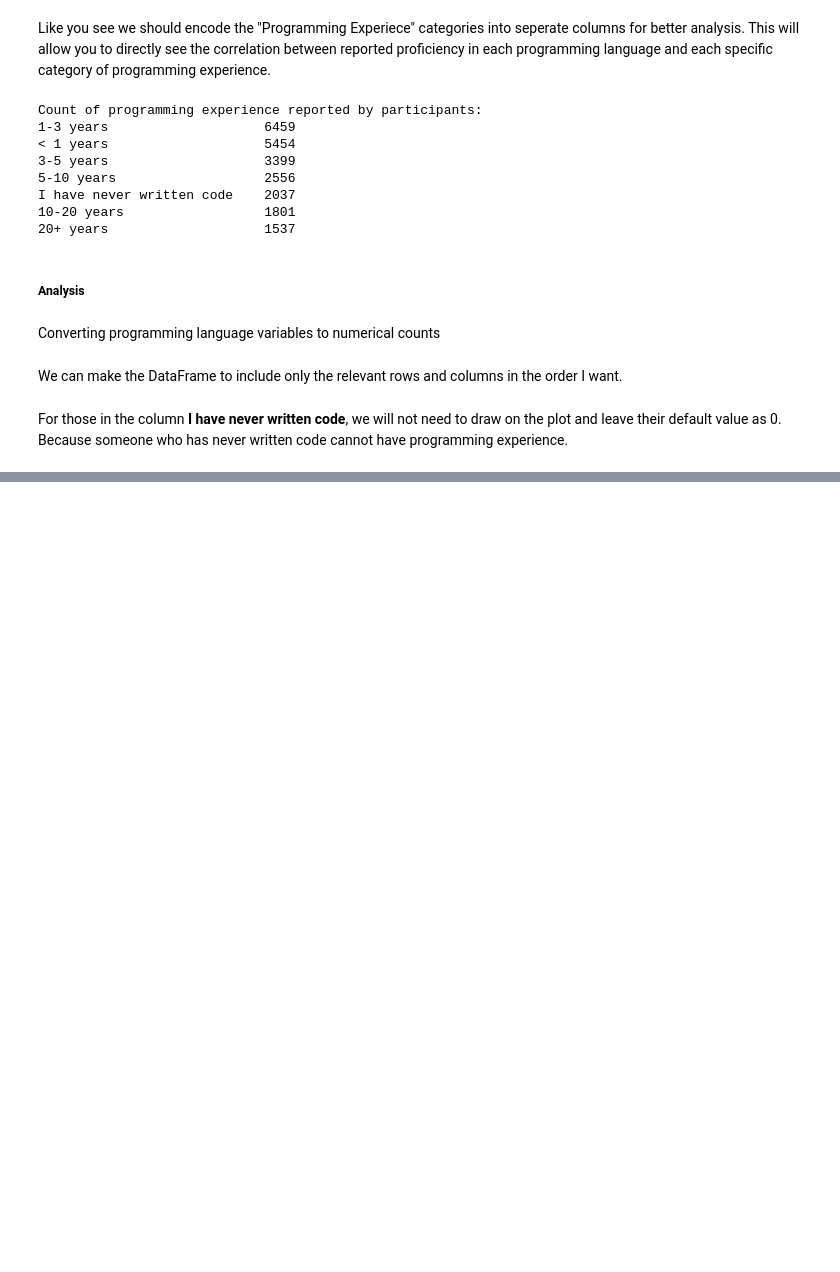
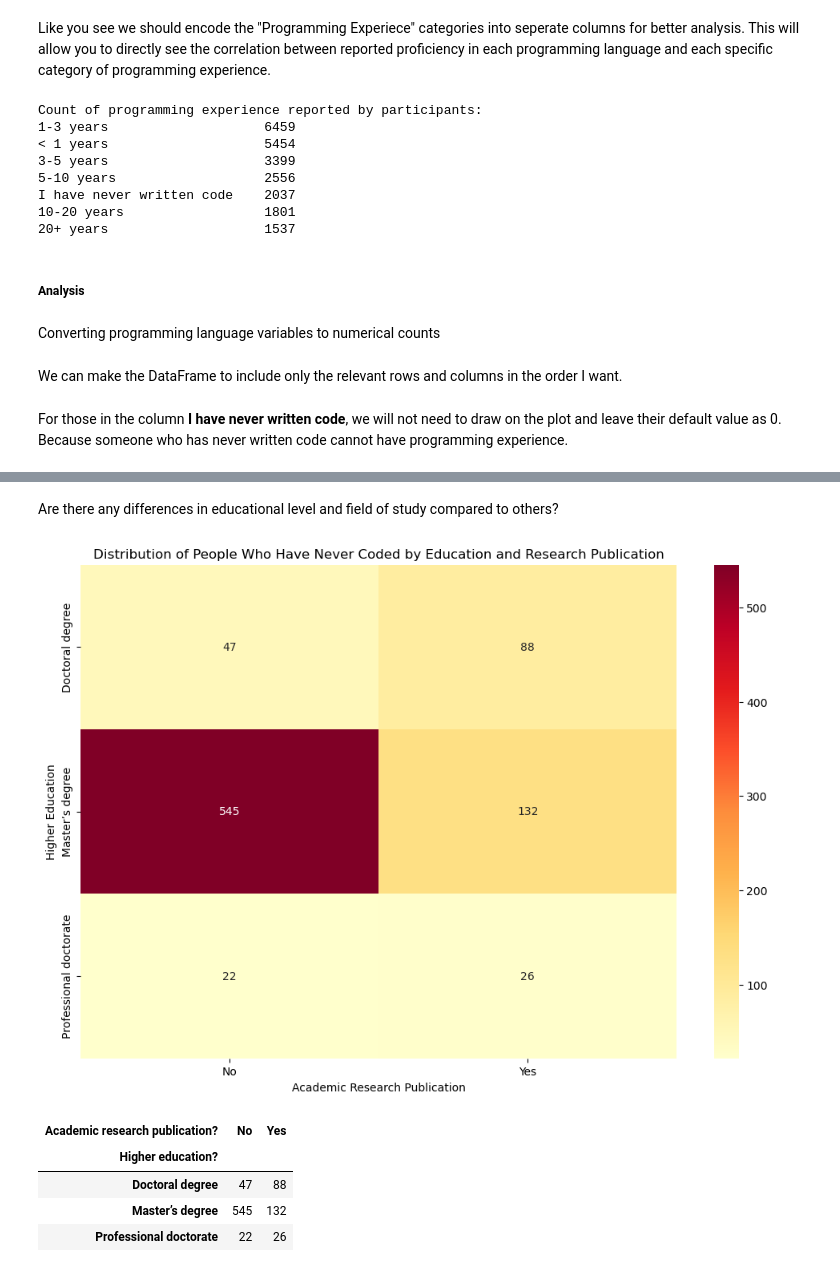
Before and after one commit to HTNam1710/P4DS_FinalProject, a Jupyter notebook: Source/data_analyzing.ipynb, the cells around one changed output, grey strips where cells are left out. Cells and saved outputs as stored; diff of their text form; code cells hidden in the pictures; blank space fills up the shorter version.

```diff
--- a/Source/data_analyzing.ipynb
+++ b/Source/data_analyzing.ipynb
@@ -220,0 +271,20 @@ plt.show()
+# %% [markdown]
+Are there any differences in educational level and field of study compared to others?
+# %%
+degree_field_distribution = merged_df[merged_df['I have never written code'] == 1].groupby(['Higher education?', 'Academic research publication?'])['I have never written code'].count().unstack()
+
+plt.figure(figsize=(12, 8))
+sns.heatmap(degree_field_distribution, annot=True, cmap='YlOrRd', fmt='g')
+plt.title('Distribution of People Who Have Never Coded by Education and Research Publication')
+plt.xlabel('Academic Research Publication')
+plt.ylabel('Higher Education')
+plt.show()
+
+degree_field_distribution
+# %% [output]
+[figure, added]
+| Academic research publication? | No | Yes |
+| Higher education? |  |  |
+| Doctoral degree | 47 | 88 |
+| Master’s degree | 545 | 132 |
+| Professional doctorate | 22 | 26 |
```
Also changed, not shown: parts of 18 cells of this notebook.
